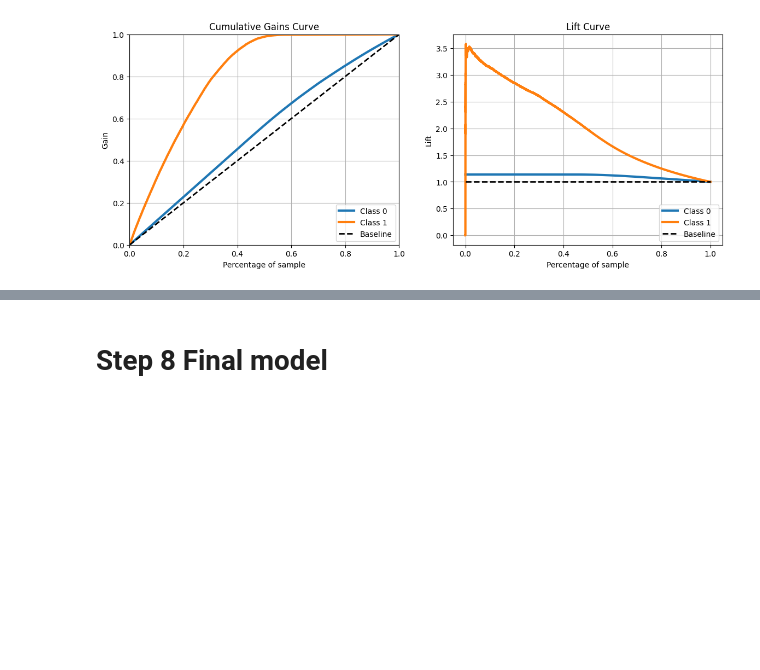
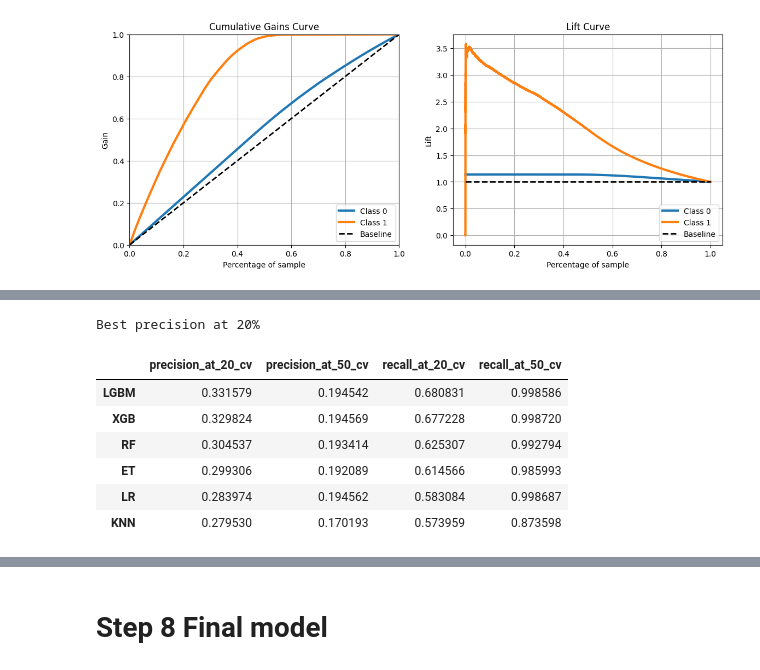
Before and after one commit to Eduardo-95-DS/Car-Insurance-Interest, a Jupyter notebook: notebooks/look_1.0-ear-health-insurance-cross-sell.ipynb, the cells around one changed output, grey strips where cells are left out. Cells and saved outputs as stored; diff of their text form; code cells hidden in the pictures; blank space fills up the shorter version.

```diff
--- a/notebooks/look_1.0-ear-health-insurance-cross-sell.ipynb
+++ b/notebooks/look_1.0-ear-health-insurance-cross-sell.ipynb
@@ -1511,16 +1511,16 @@ df['score'] = xgb_cv[:, 1].tolist()
 df = df.sort_values( 'score', ascending=False )
 
 # compute precision at k
-precision_at_20, data = precision_at_k( df, k=60980 )
-precision_at_50, data = precision_at_k( df, k=152444 )
-print(f'Precision at 20% {precision_at_20}','\n')
-print(f'Precision at 50% {precision_at_50}','\n')
+precision_at_20_xgbcv, data = precision_at_k( df, k=60980 )
+precision_at_50_xgbcv, data = precision_at_k( df, k=152444 )
+print(f'Precision at 20% {precision_at_20_xgbcv}','\n')
+print(f'Precision at 50% {precision_at_50_xgbcv}','\n')
 
 # compute recall at k
-recall_at_20, data = recall_at_k( df, k=60980 )
-recall_at_50, data = recall_at_k( df, k=152444 )
-print(f'Recall at 20% {recall_at_20}','\n')
-print(f'Recall at 50% {recall_at_50}','\n')
+recall_at_20_xgbcv, data = recall_at_k( df, k=60980 )
+recall_at_50_xgbcv, data = recall_at_k( df, k=152444 )
+print(f'Recall at 20% {recall_at_20_xgbcv}','\n')
+print(f'Recall at 50% {recall_at_50_xgbcv}','\n')
 
 # accumulative gain
 rcParams['figure.figsize'] = 14,5
@@ -1607,16 +1607,16 @@ df['score'] = lgbm_cv[:, 1].tolist()
 df = df.sort_values( 'score', ascending=False )
 
 # compute precision at k
-precision_at_20, data = precision_at_k( df, k=60980 )
-precision_at_50, data = precision_at_k( df, k=152444 )
-print(f'Precision at 20% {precision_at_20}','\n')
-print(f'Precision at 50% {precision_at_50}','\n')
+precision_at_20_lgbmcv, data = precision_at_k( df, k=60980 )
+precision_at_50_lgbmcv, data = precision_at_k( df, k=152444 )
+print(f'Precision at 20% {precision_at_20_lgbmcv}','\n')
+print(f'Precision at 50% {precision_at_50_lgbmcv}','\n')
 
 # compute recall at k
-recall_at_20, data = recall_at_k( df, k=60980 )
-recall_at_50, data = recall_at_k( df, k=152444 )
-print(f'Recall at 20% {recall_at_20}','\n')
-print(f'Recall at 50% {recall_at_50}','\n')
+recall_at_20_lgbmcv, data = recall_at_k( df, k=60980 )
+recall_at_50_lgbmcv, data = recall_at_k( df, k=152444 )
+print(f'Recall at 20% {recall_at_20_lgbmcv}','\n')
+print(f'Recall at 50% {recall_at_50_lgbmcv}','\n')
 
 # accumulative gain
 rcParams['figure.figsize'] = 14,5
@@ -1651,0 +1662,22 @@ ValueError: Shape of passed values is (2, 1), indices imply (2, 2)
+# %%
+cv_res=np.array([[precision_at_20_lgbmcv,precision_at_50_lgbmcv,recall_at_20_lgbmcv,recall_at_50_lgbmcv],
+            [precision_at_20_xgbcv, precision_at_50_xgbcv, recall_at_20_xgbcv, recall_at_50_xgbcv],
+            [precision_at_20_rfcv,  precision_at_50_rfcv,  recall_at_20_rfcv,  recall_at_50_rfcv],
+            [precision_at_20_etcv,  precision_at_50_etcv,  recall_at_20_etcv,  recall_at_50_etcv],
+            [precision_at_20_knncv, precision_at_50_knncv, recall_at_20_knncv,  recall_at_50_knncv],
+            [precision_at_20_lrcv,  precision_at_50_lrcv,  recall_at_20_lrcv,  recall_at_50_lrcv]])
+
+cv_results=pd.DataFrame(cv_res,columns=['precision_at_20_cv','precision_at_50_cv','recall_at_20_cv','recall_at_50_cv'],
+                 index=['LGBM','XGB','RF','ET','KNN','LR'])
+# %%
+print('Best precision at 20%')
+cv_results.sort_values(by=['precision_at_20_cv'],ascending=False)
+# %% [output]
+Best precision at 20%
+|  | precision_at_20_cv | precision_at_50_cv | recall_at_20_cv | recall_at_50_cv |
+| LGBM | 0.331579 | 0.194542 | 0.680831 | 0.998586 |
+| XGB | 0.329824 | 0.194569 | 0.677228 | 0.998720 |
+| RF | 0.304537 | 0.193414 | 0.625307 | 0.992794 |
+| ET | 0.299306 | 0.192089 | 0.614566 | 0.985993 |
+| LR | 0.283974 | 0.194562 | 0.583084 | 0.998687 |
+| KNN | 0.279530 | 0.170193 | 0.573959 | 0.873598 |
```
Also changed, not shown: parts of 12 cells of this notebook.
